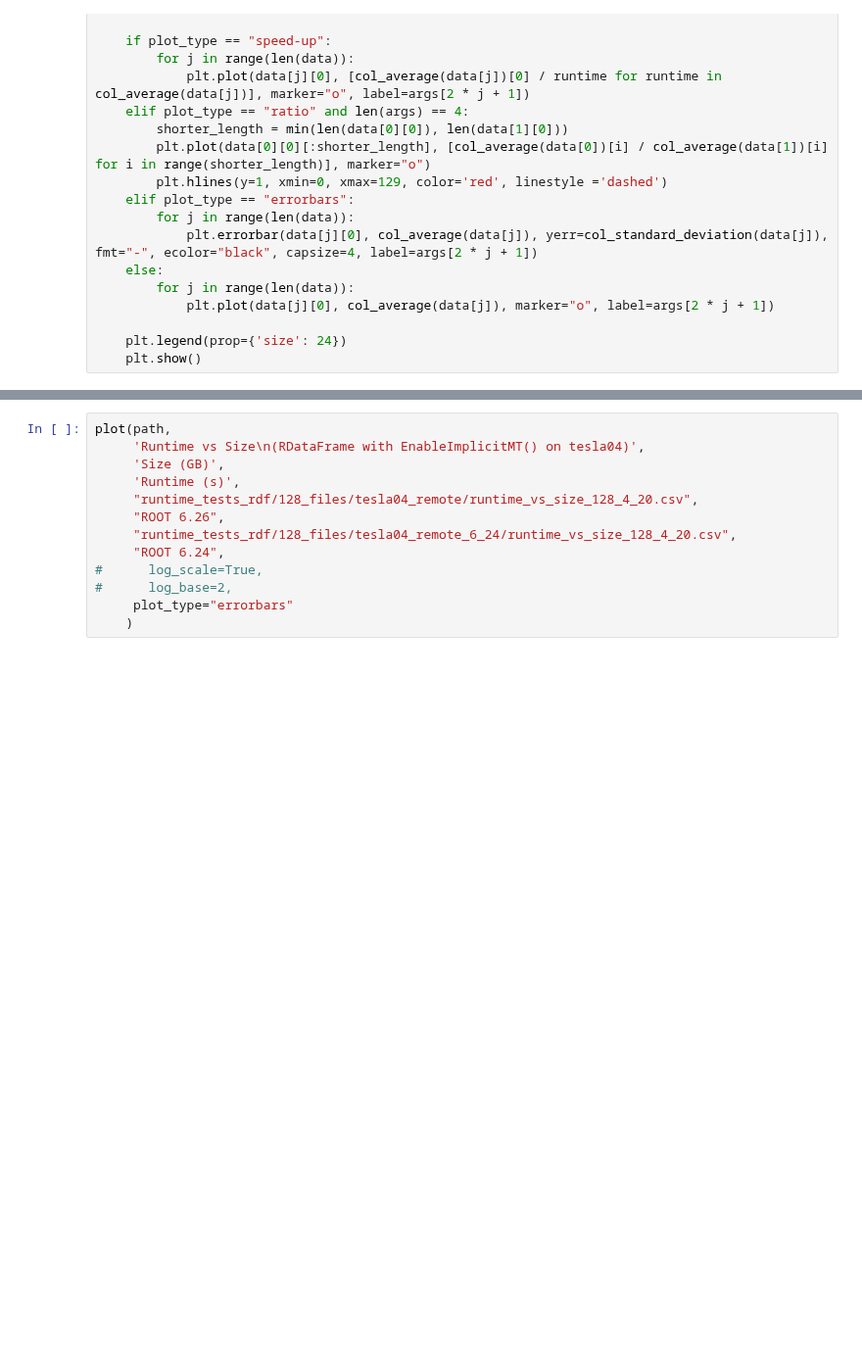
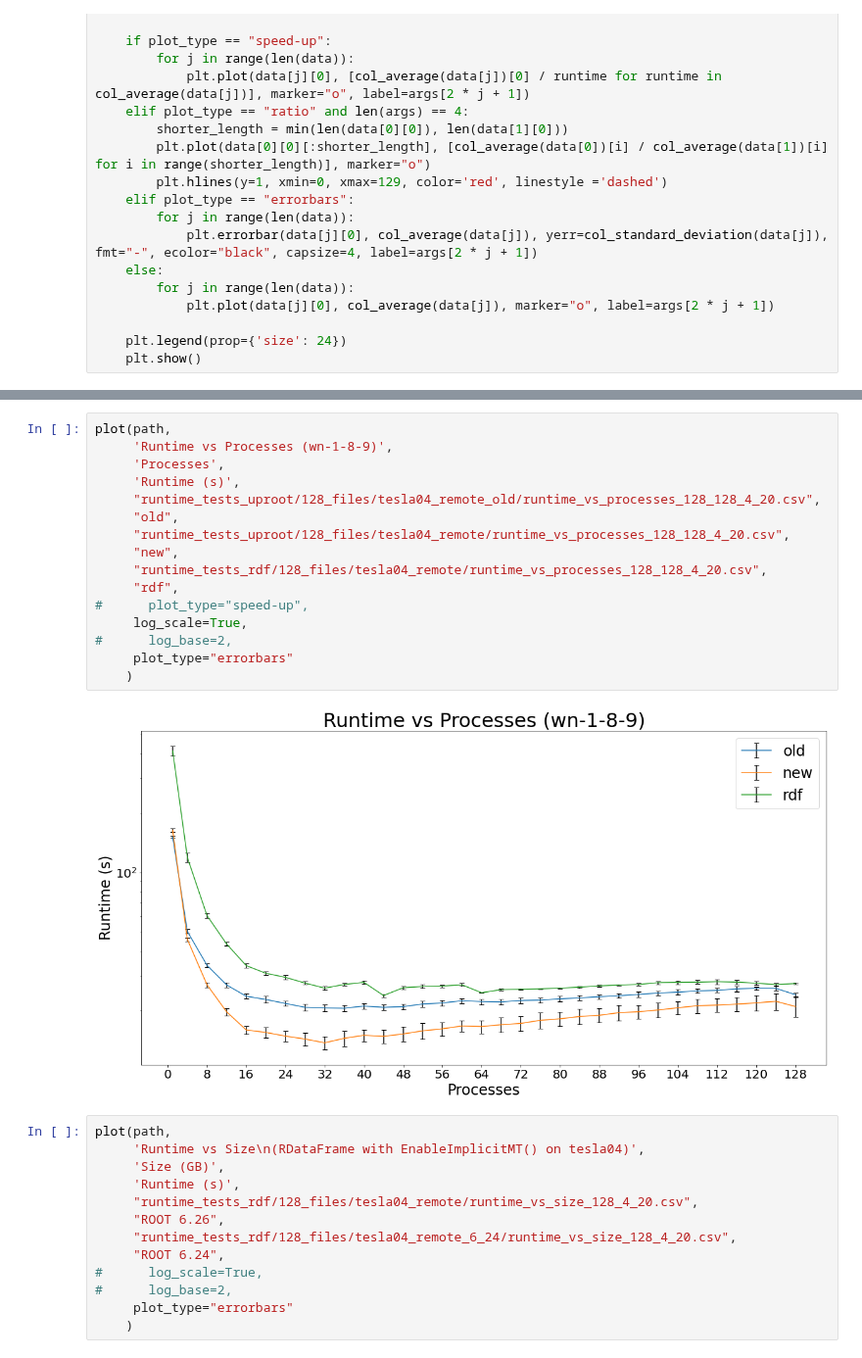
Before and after one commit to bucket420/DOE-INFN-2022, a Jupyter notebook: plot.ipynb, the cells around one changed output, grey strips where cells are left out. Shown at 98% size. Cells and saved outputs as stored; diff of their text form; blank space fills up the shorter version.

```diff
--- a/plot.ipynb
+++ b/plot.ipynb
@@ -87,3 +91,21 @@ plot(path,
+# %%
+plot(path,
+     'Runtime vs Processes (wn-1-8-9)',
+     'Processes',
+     'Runtime (s)',
+     "runtime_tests_uproot/128_files/tesla04_remote_old/runtime_vs_processes_128_128_4_20.csv",
+     "old",
+     "runtime_tests_uproot/128_files/tesla04_remote/runtime_vs_processes_128_128_4_20.csv",
+     "new",
+     "runtime_tests_rdf/128_files/tesla04_remote/runtime_vs_processes_128_128_4_20.csv",
+     "rdf",
+#      plot_type="speed-up",
+     log_scale=True,
+#      log_base=2,
+     plot_type="errorbars"
+    )
+# %% [output]
+[figure, added]
 # %%
 plot(path,
      'Runtime vs Size\n(RDataFrame with EnableImplicitMT() on tesla04)',
```
Also changed, not shown: parts of 1 cell of this notebook, 6 other files.
